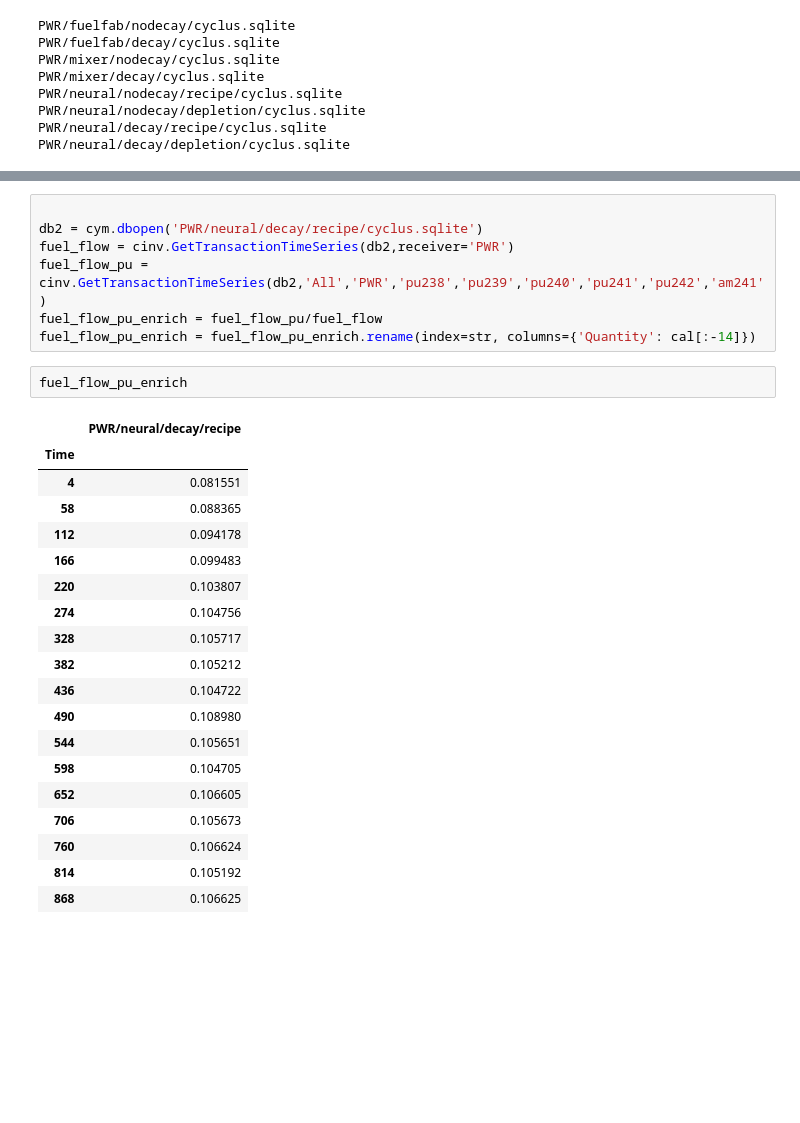
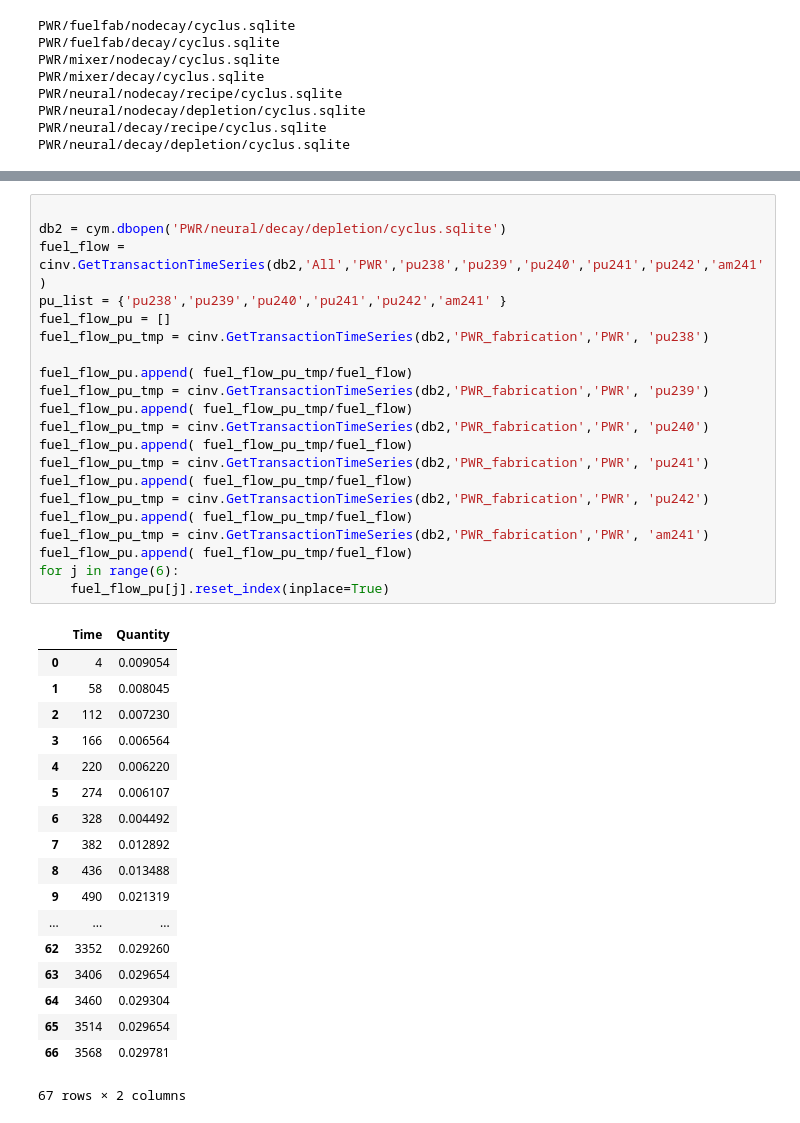
Before and after one commit to Baaaaam/Winter_ANS, a Jupyter notebook: Untitled.ipynb, the cells around one changed output, grey strips where cells are left out. Saved outputs shown, nothing was run; the diff lists cells and outputs as text; blank space fills up the shorter version.

```diff
--- a/Untitled.ipynb
+++ b/Untitled.ipynb
@@ -112,29 +68,40 @@ for i in range(len(fuel_flow_pu_enrich)):
-# %%
-
-db2 = cym.dbopen('PWR/neural/decay/recipe/cyclus.sqlite')
-fuel_flow = cinv.GetTransactionTimeSeries(db2,receiver='PWR')
-fuel_flow_pu = cinv.GetTransactionTimeSeries(db2,'All','PWR','pu238','pu239','pu240','pu241','pu242','am241')
-fuel_flow_pu_enrich = fuel_flow_pu/fuel_flow
-fuel_flow_pu_enrich = fuel_flow_pu_enrich.rename(index=str, columns={'Quantity': cal[:-14]})
-# %%
-fuel_flow_pu_enrich
-# %% [output]
-|  | PWR/neural/decay/recipe |
-| Time |  |
-| 4 | 0.081551 |
-| 58 | 0.088365 |
-| 112 | 0.094178 |
-| 166 | 0.099483 |
-| 220 | 0.103807 |
-| 274 | 0.104756 |
-| 328 | 0.105717 |
-| 382 | 0.105212 |
-| 436 | 0.104722 |
-| 490 | 0.108980 |
-| 544 | 0.105651 |
-| 598 | 0.104705 |
-| 652 | 0.106605 |
-| 706 | 0.105673 |
-| 760 | 0.106624 |
-| 814 | 0.105192 |
-| 868 | 0.106625 |
+# %%
+
+db2 = cym.dbopen('PWR/neural/decay/depletion/cyclus.sqlite')
+fuel_flow = cinv.GetTransactionTimeSeries(db2,'All','PWR','pu238','pu239','pu240','pu241','pu242','am241')
+pu_list = {'pu238','pu239','pu240','pu241','pu242','am241' }
+fuel_flow_pu = []
+fuel_flow_pu_tmp = cinv.GetTransactionTimeSeries(db2,'PWR_fabrication','PWR', 'pu238')
+
+fuel_flow_pu.append( fuel_flow_pu_tmp/fuel_flow)
+fuel_flow_pu_tmp = cinv.GetTransactionTimeSeries(db2,'PWR_fabrication','PWR', 'pu239')
+fuel_flow_pu.append( fuel_flow_pu_tmp/fuel_flow)
+fuel_flow_pu_tmp = cinv.GetTransactionTimeSeries(db2,'PWR_fabrication','PWR', 'pu240')
+fuel_flow_pu.append( fuel_flow_pu_tmp/fuel_flow)
+fuel_flow_pu_tmp = cinv.GetTransactionTimeSeries(db2,'PWR_fabrication','PWR', 'pu241')
+fuel_flow_pu.append( fuel_flow_pu_tmp/fuel_flow)
+fuel_flow_pu_tmp = cinv.GetTransactionTimeSeries(db2,'PWR_fabrication','PWR', 'pu242')
+fuel_flow_pu.append( fuel_flow_pu_tmp/fuel_flow)
+fuel_flow_pu_tmp = cinv.GetTransactionTimeSeries(db2,'PWR_fabrication','PWR', 'am241')
+fuel_flow_pu.append( fuel_flow_pu_tmp/fuel_flow)
+for j in range(6):
+    fuel_flow_pu[j].reset_index(inplace=True)
+# %% [output]
+|  | Time | Quantity |
+| 0 | 4 | 0.009054 |
+| 1 | 58 | 0.008045 |
+| 2 | 112 | 0.007230 |
+| 3 | 166 | 0.006564 |
+| 4 | 220 | 0.006220 |
+| 5 | 274 | 0.006107 |
+| 6 | 328 | 0.004492 |
+| 7 | 382 | 0.012892 |
+| 8 | 436 | 0.013488 |
+| 9 | 490 | 0.021319 |
+| ... | ... | ... |
+| 62 | 3352 | 0.029260 |
+| 63 | 3406 | 0.029654 |
+| 64 | 3460 | 0.029304 |
+| 65 | 3514 | 0.029654 |
+| 66 | 3568 | 0.029781 |
+67 rows × 2 columns
```
Also changed, not shown: parts of 5 cells of this notebook, 17 other files.
